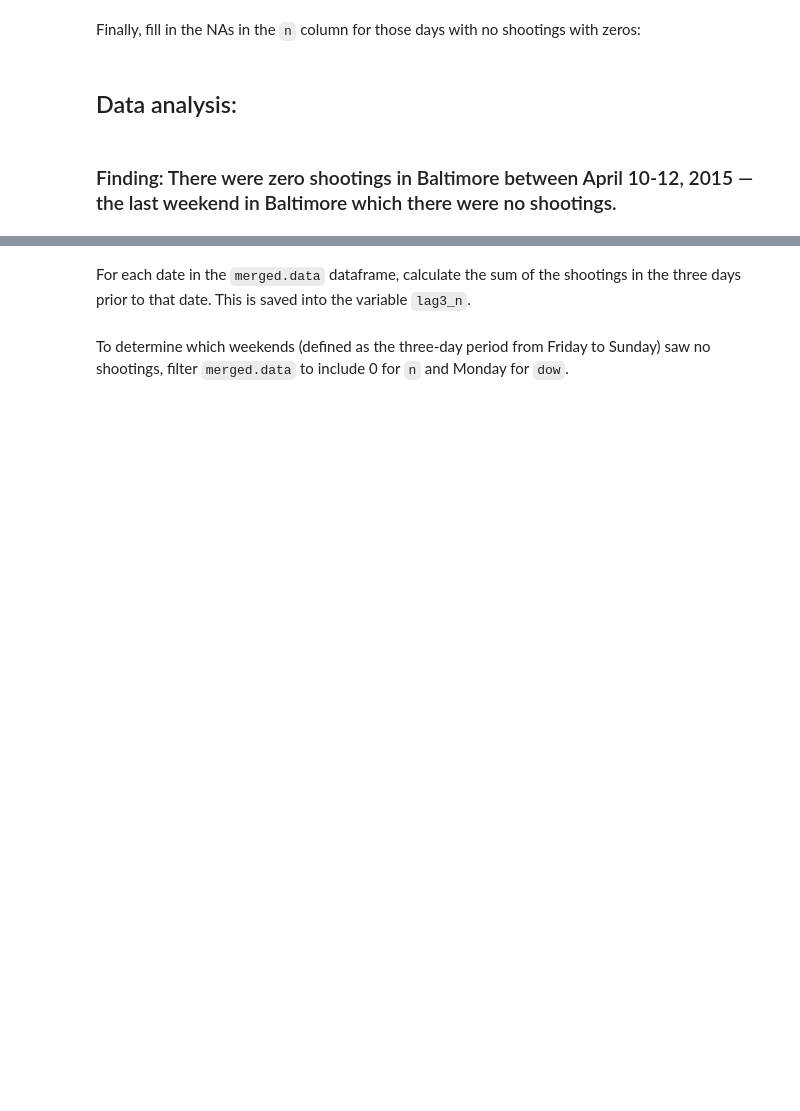
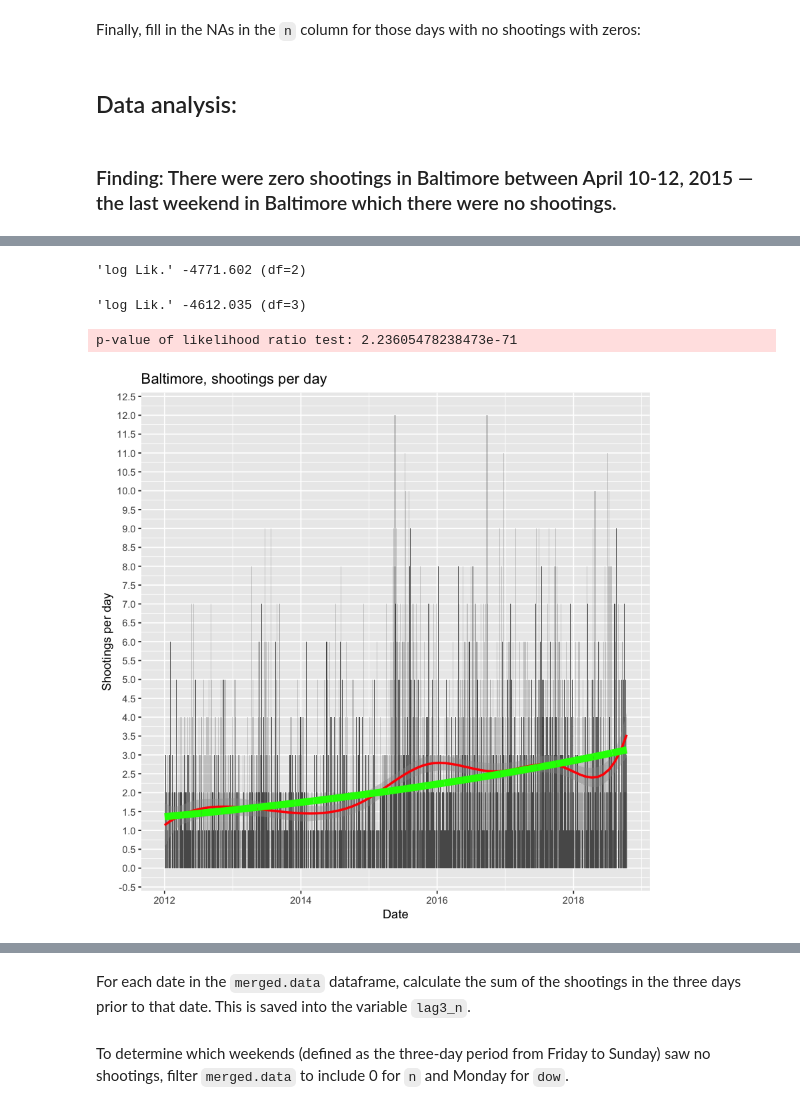
Before and after one commit to baltimore-sun-data/2018-shootings-analysis, a Jupyter notebook: shootings_analysis.ipynb, the cells around one changed output, grey strips where cells are left out. Saved outputs shown, nothing was run; the diff lists cells and outputs as text; code cells hidden in the pictures; blank space fills up the shorter version.

```diff
--- a/shootings_analysis.ipynb
+++ b/shootings_analysis.ipynb
@@ -70,0 +89,40 @@ merged.data$n <- ifelse(is.na(merged.data$n) == T, 0, merged.data$n)
+# %%
+# install.packages("MASS")
+merged.data %>%
+  mutate(trend = 1:n()) %>%
+  glm(n ~ trend, data = ., family = "poisson") %>%
+  logLik() -> poisson_log_likelihood
+
+merged.data %>%
+  mutate(trend = 1:n()) %>%
+  MASS::glm.nb(n ~ trend, data = .) %>%
+  logLik() -> negbin_log_likelihood
+
+logLik(poisson_log_likelihood)
+logLik(negbin_log_likelihood)
+
+stat <- as.numeric(2 * (negbin_log_likelihood - poisson_log_likelihood))
+ # https://stats.stackexchange.com/a/128640/11509
+message("p-value of likelihood ratio test: ", pchisq(stat, df = 5 - 4, lower.tail = FALSE))
+# %% [output]
+'log Lik.' -4771.602 (df=2)
+'log Lik.' -4612.035 (df=3)
+p-value of likelihood ratio test: 2.23605478238473e-71
+# %%
+merged.data %>%
+  mutate(trend = 1:n()) %>%
+  MASS::glm.nb(n ~ trend, data = .) -> nbfit
+
+merged.data %>%
+  mutate(trend = 1:n()) %>%
+  mutate(pred = predict(nbfit, newdata = ., type = "response")) %>%
+  ggplot(aes(x = date)) +
+  geom_bar(aes(y = n), stat = "identity") +
+  geom_smooth(aes(y = n), method = "gam", formula = y ~ s(x, bs = "ps"), colour = "red") +
+  geom_line(aes(y = pred), colour = "green", size = 3) + # a prediction from the negative binomial
+  ylab("Shootings per day") +
+  ggtitle("Baltimore, shootings per day") +
+  scale_y_continuous(labels = scales::comma, breaks =  scales::pretty_breaks(20)) +
+  xlab("Date")
+# %% [output]
+[figure, added]
```
Also changed, not shown: parts of 6 cells of this notebook.
